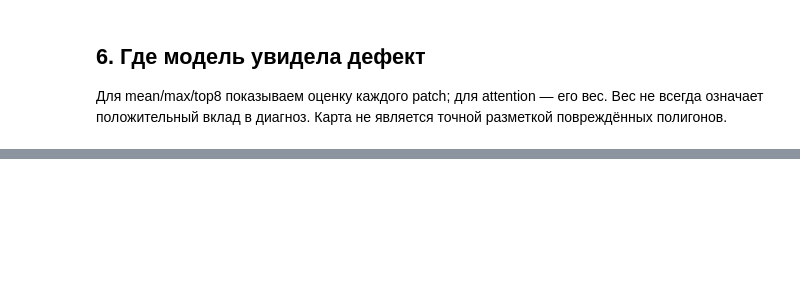
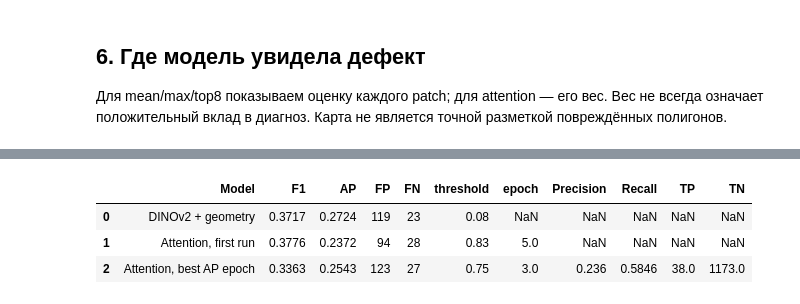
Before and after one commit to gasich27/AI-Challenge-2026-MainStage, a Jupyter notebook: labels/artifacts/artifacts_mil.ipynb, the cells around one changed output, grey strips where cells are left out. Cells and saved outputs as stored; diff of their text form; code cells hidden in the pictures; blank space fills up the shorter version.

```diff
--- a/labels/artifacts/artifacts_mil.ipynb
+++ b/labels/artifacts/artifacts_mil.ipynb
@@ -348,0 +494,34 @@ for label, mask, ascending in [
+# %%
+epoch_threshold = float(max(np.arange(.01, 1, .01),
+                            key=lambda t: f1_score(y_val, best_probability >= t, zero_division=0)))
+predicted = best_probability >= epoch_threshold
+tn, fp, fn, tp = confusion_matrix(y_val, predicted, labels=[0, 1]).ravel()
+epoch_result = {
+    'Model': 'Attention, best AP epoch', 'epoch': best_epoch,
+    'F1': f1_score(y_val, predicted, zero_division=0), 'AP': best_ap,
+    'Precision': precision_score(y_val, predicted, zero_division=0),
+    'Recall': recall_score(y_val, predicted, zero_division=0),
+    'TP': int(tp), 'TN': int(tn), 'FP': int(fp), 'FN': int(fn),
+    'threshold': epoch_threshold,
+}
+comparison = pd.DataFrame([
+    {'Model': 'DINOv2 + geometry', 'F1': .3717, 'AP': .2724, 'FP': 119, 'FN': 23, 'threshold': .08},
+    {'Model': 'Attention, first run', 'epoch': 5, 'F1': .3776, 'AP': .2372, 'FP': 94, 'FN': 28, 'threshold': .83},
+    epoch_result,
+])
+display(comparison.round(4))
+
+torch.save({'state_dict': best_state, 'pooling': 'attention', 'epoch': best_epoch,
+            'threshold': epoch_threshold, 'validation_ap': best_ap,
+            'seed': SEED, 'patch_meta': meta}, epoch_out / 'best_attention.pth')
+pd.DataFrame([epoch_result]).to_csv(epoch_out / 'metrics.csv', index=False)
+epoch_predictions = val[['item_id', 'artifacts']].copy()
+epoch_predictions['probability'] = best_probability
+epoch_predictions['prediction'] = predicted.astype(int)
+epoch_predictions.to_csv(epoch_out / 'validation_probabilities.csv', index=False)
+comparison.to_csv(epoch_out / 'comparison.csv', index=False)
+# %% [output]
+|  | Model | F1 | AP | FP | FN | threshold | epoch | Precision | Recall | TP | TN |
+| 0 | DINOv2 + geometry | 0.3717 | 0.2724 | 119 | 23 | 0.08 | NaN | NaN | NaN | NaN | NaN |
+| 1 | Attention, first run | 0.3776 | 0.2372 | 94 | 28 | 0.83 | 5.0 | NaN | NaN | NaN | NaN |
+| 2 | Attention, best AP epoch | 0.3363 | 0.2543 | 123 | 27 | 0.75 | 3.0 | 0.236 | 0.5846 | 38.0 | 1173.0 |
```
Also changed, not shown: parts of 18 cells of this notebook.
